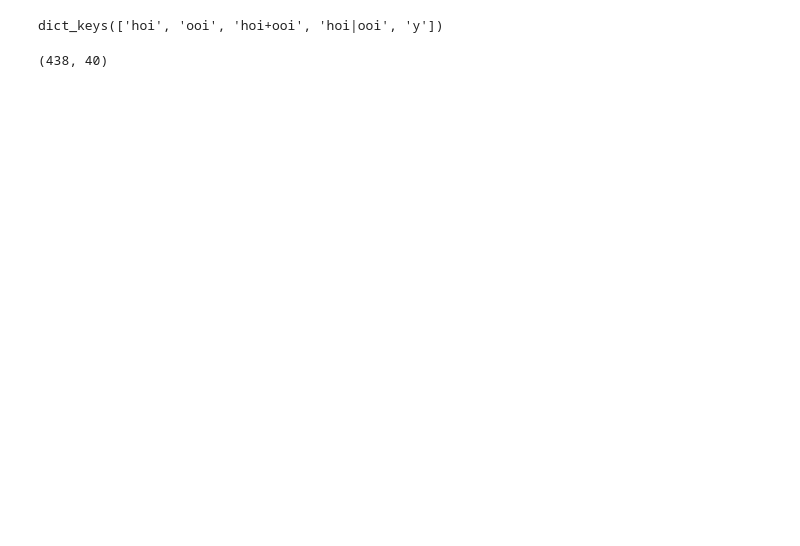
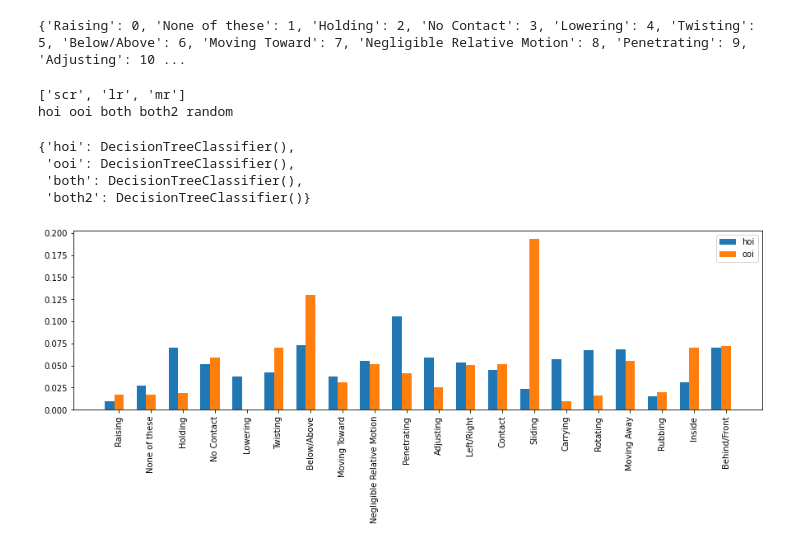
Before and after one commit to aunmesh/O2ONet, a Jupyter notebook: sota_experiments/action_recognition/classification_ablation.ipynb, the cells around one changed output. Cells and saved outputs as stored; diff of their text form; code cells hidden in the pictures; blank space fills up the shorter version.

Commit message:
bar graph of feature importance

```diff
--- a/sota_experiments/action_recognition/classification_ablation.ipynb
+++ b/sota_experiments/action_recognition/classification_ablation.ipynb
@@ -479,8 +440,54 @@ hoi ooi both both2 random
-# %%
-feats.keys()
-# %% [output]
-dict_keys(['hoi', 'ooi', 'hoi+ooi', 'hoi|ooi', 'y'])
-# %%
-feats['hoi|ooi'].shape
-# %% [output]
-(438, 40)
+# %%
+accs, feats, clfs = do_everything(selections[-1], ooi_data)
+# %% [output]
+{'Raising': 0, 'None of these': 1, 'Holding': 2, 'No Contact': 3, 'Lowering': 4, 'Twisting': 5, 'Below/Above': 6, 'Moving Toward': 7, 'Negligible Relative Motion': 8, 'Penetrating': 9, 'Adjusting': 10 ...
+['scr', 'lr', 'mr']
+hoi ooi both both2 random
+# %%
+clfs
+# %% [output]
+{'hoi': DecisionTreeClassifier(),
+ 'ooi': DecisionTreeClassifier(),
+ 'both': DecisionTreeClassifier(),
+ 'both2': DecisionTreeClassifier()}
+# %%
+labels_ = {'Raising': 0, 'None of these': 1, 'Holding': 2, 'No Contact': 3, 'Lowering': 4, 'Twisting': 5, 'Below/Above': 6, 'Moving Toward': 7, 'Negligible Relative Motion': 8, 'Penetrating': 9, 'Adjusting': 10, 'Left/Right': 11, 'Contact': 12, 'Sliding': 13, 'Carrying': 14, 'Rotating': 15, 'Moving Away': 16, 'Rubbing': 17, 'Inside/Outside': 18, 'Behind/Front': 19}
+
+labels = { labels_[k]:k for k in list( labels_.keys() ) }
+
+
+
+
+importances_sk_hoi = clfs['hoi'].feature_importances_
+
+# Creating a dataframe with the feature importance by sklearn
+feature_importance_sk_hoi = {}
+for i, feature in enumerate(labels):
+    feature_importance_sk_hoi[labels[i]] = round(importances_sk_hoi[i], 3)
+
+
+importances_sk_ooi = clfs['ooi'].feature_importances_
+
+# Creating a dataframe with the feature importance by sklearn
+feature_importance_sk_ooi = {}
+for i, feature in enumerate(labels):
+    feature_importance_sk_ooi[labels[i]] = round(importances_sk_ooi[i], 3)
+
+
+
+from matplotlib import pyplot as plt
+names = list(feature_importance_sk_hoi.keys())
+
+values_hoi = list(feature_importance_sk_hoi.values())
+values_ooi = list(feature_importance_sk_ooi.values())
+plt.figure(figsize=(15, 4))  # width:20, height:3
+
+plt.xticks(rotation='vertical')
+
+width=0.3
+plt.bar(np.arange(len(values_hoi)), values_hoi, width=width, tick_label=names, label='hoi')
+plt.bar(np.arange(len(values_ooi)) + width, values_ooi, width=width, tick_label=names, label='ooi')
+plt.legend()
+plt.show()
+# %% [output]
+[figure, added]
```
Also changed, not shown: parts of 5 cells of this notebook, 1 other file.
